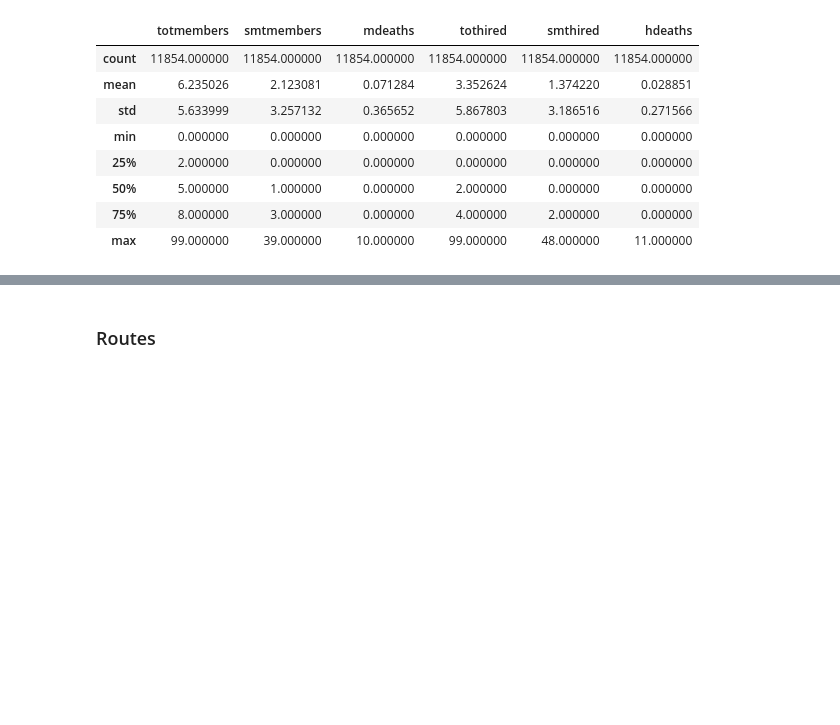
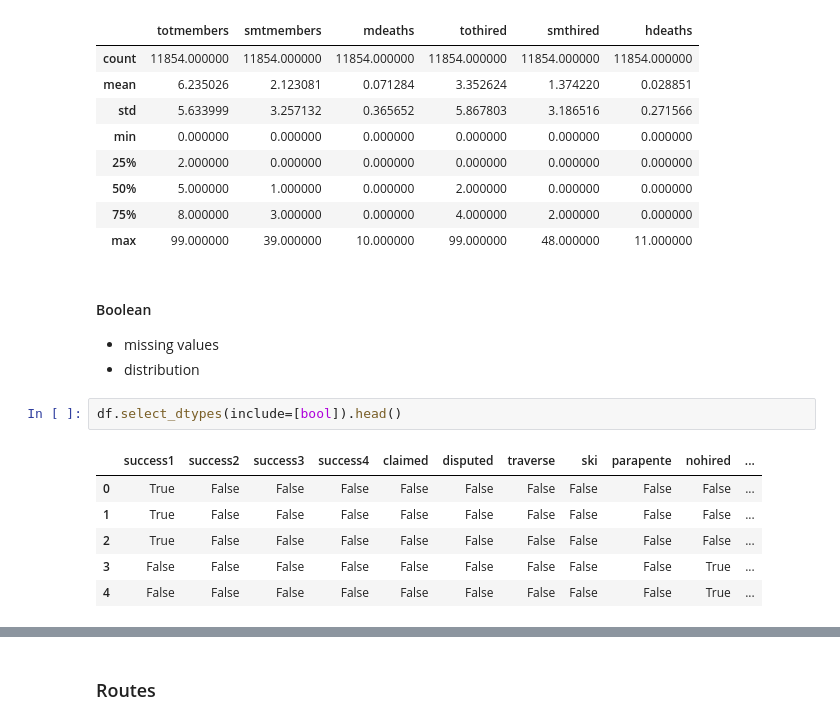
Before and after one commit to bastien-winant/himalayan-db-pipeline, a Jupyter notebook: notebooks/exploratory_data_analysis.ipynb, the cells around one changed output, grey strips where cells are left out. Drawn from its saved outputs; the diff is of its cells as text; blank space fills up the shorter version.

```diff
--- a/notebooks/exploratory_data_analysis.ipynb
+++ b/notebooks/exploratory_data_analysis.ipynb
@@ -815,3 +815,16 @@ df[['totmembers', 'smtmembers', 'mdeaths', 'tothired', 'smthired', 'hdeaths']].d
 | 50% | 5.000000 | 1.000000 | 0.000000 | 2.000000 | 0.000000 | 0.000000 |
 | 75% | 8.000000 | 3.000000 | 0.000000 | 4.000000 | 2.000000 | 0.000000 |
 | max | 99.000000 | 39.000000 | 10.000000 | 99.000000 | 48.000000 | 11.000000 |
+# %% [markdown]
+#### Boolean
+- missing values
+- distribution
+# %%
+df.select_dtypes(include=[bool]).head()
+# %% [output]
+|  | success1 | success2 | success3 | success4 | claimed | disputed | traverse | ski | parapente | nohired | ... |
+| 0 | True | False | False | False | False | False | False | False | False | False | ... |
+| 1 | True | False | False | False | False | False | False | False | False | False | ... |
+| 2 | True | False | False | False | False | False | False | False | False | False | ... |
+| 3 | False | False | False | False | False | False | False | False | False | True | ... |
+| 4 | False | False | False | False | False | False | False | False | False | True | ... |
```
Also changed, not shown: parts of 5 cells of this notebook.
